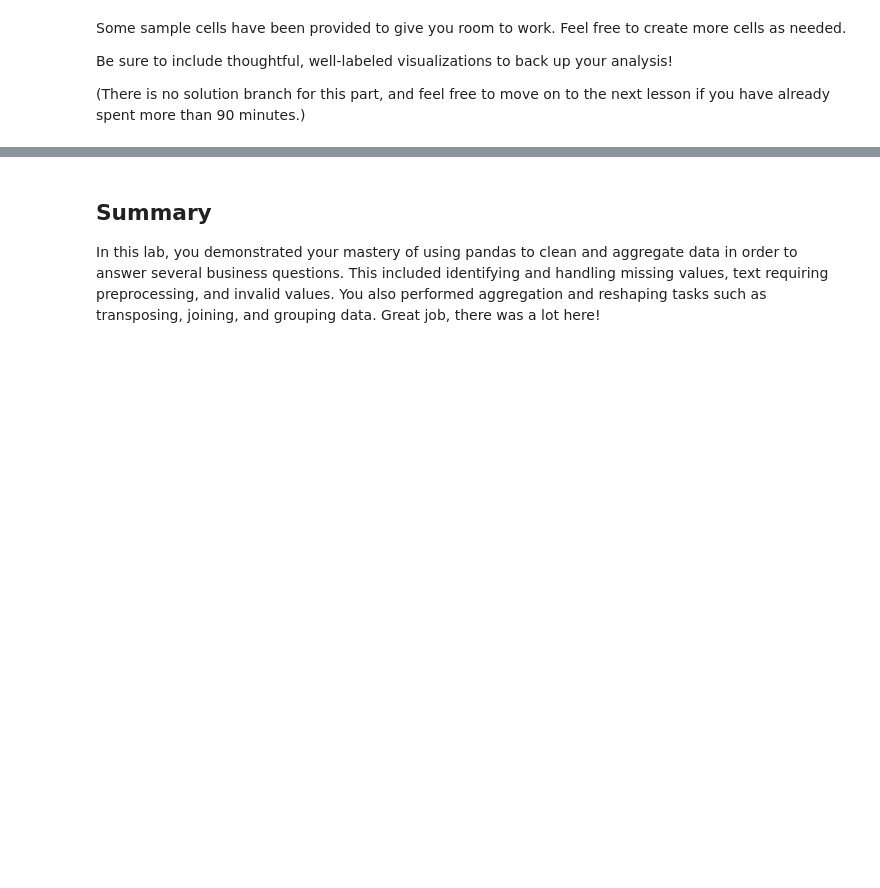
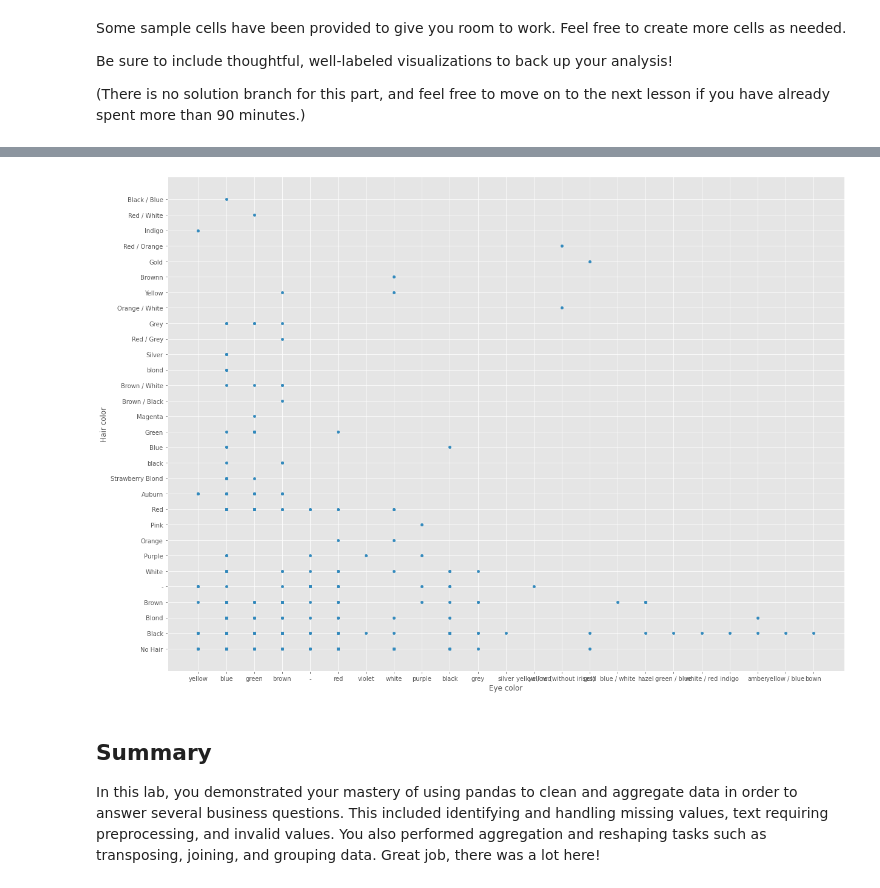
Before and after one commit to AtomHarris/dsc-pandas-data-cleaning-lab, a Jupyter notebook: index.ipynb, the cells around one changed output, grey strips where cells are left out. Saved outputs shown, nothing was run; the diff lists cells and outputs as text; code cells hidden in the pictures; blank space fills up the shorter version.

```diff
--- a/index.ipynb
+++ b/index.ipynb
@@ -881,0 +929,3 @@ Be sure to include thoughtful, well-labeled visualizations to back up your analy
+# %%
+curious_df=heroes_df.loc[:,("Eye color", "Hair color")]
+curious_df.value_counts()
@@ -882,3 +946,10 @@ Be sure to include thoughtful, well-labeled visualizations to back up your analy
+# %%
+plt.rcParams['figure.figsize'] = (20,15)
+plt.style.available
+plt.style.use('ggplot')
+ax =curious_df.plot(kind="scatter",x="Eye color" , y='Hair color', colormap='viridis');
+# %% [output]
+[figure, added]
 # %% [markdown]
 ## Summary
 
```
Also changed, not shown: parts of 13 cells of this notebook.
